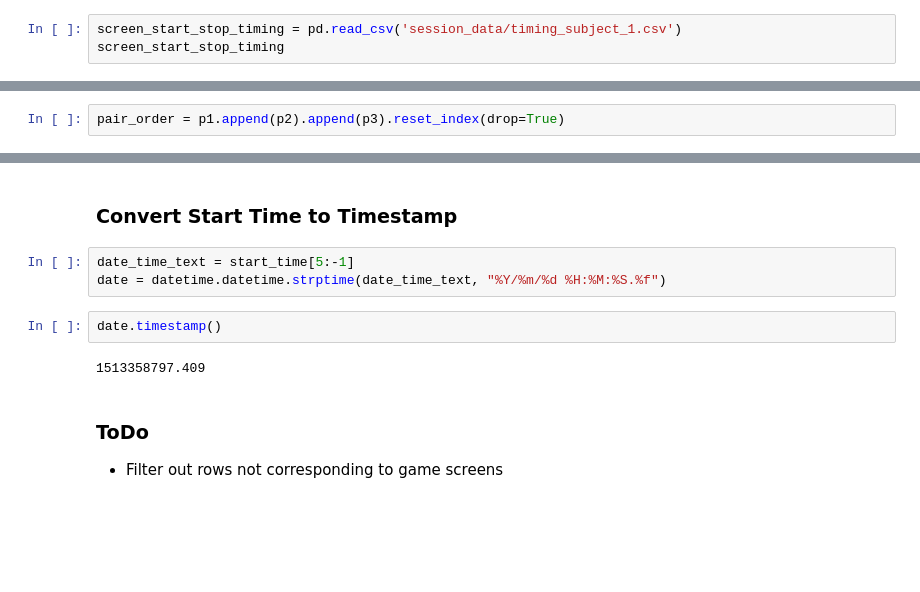
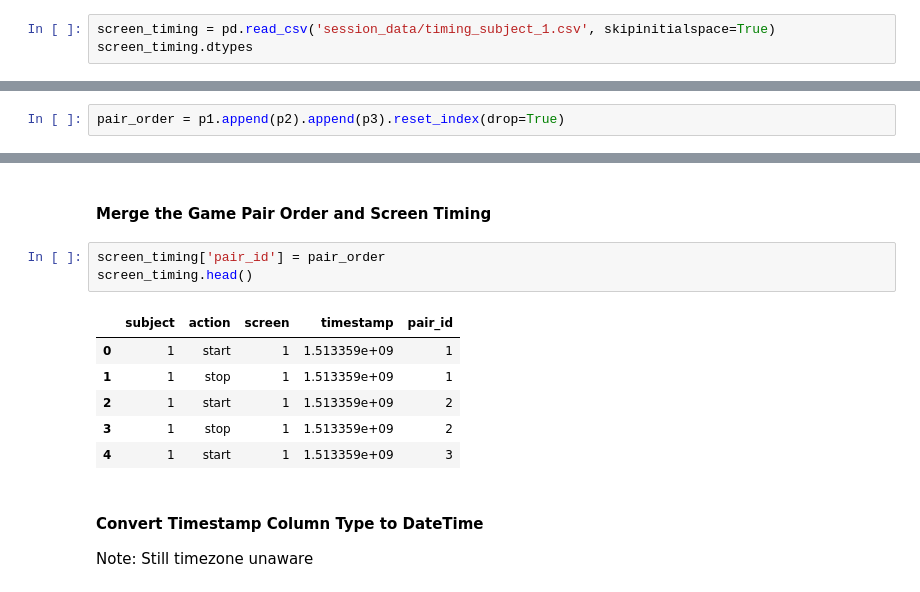
Before and after one commit to aaruff/AIG-EyeTrackerPostProcessing, a Jupyter notebook: ScreenTimePostProcessing.ipynb, the cells around one changed output, grey strips where cells are left out. Drawn from its saved outputs; the diff is of its cells as text; blank space fills up the shorter version.

```diff
--- a/ScreenTimePostProcessing.ipynb
+++ b/ScreenTimePostProcessing.ipynb
@@ -27,6 +31,6 @@ num_screens = 2*total_timed_screens
 
 The screen timing report file consists initially of 4 columns, the Subject ID, Timer Action (Start/Stop), and the Timestamp (Python). The screen labels must be appended manually.
 # %%
-screen_start_stop_timing = pd.read_csv('session_data/timing_subject_1.csv')
-screen_start_stop_timing
+screen_timing = pd.read_csv('session_data/timing_subject_1.csv', skipinitialspace=True)
+screen_timing.dtypes
 # %% [output]
@@ -129,13 +67,16 @@ start_time
-# %% [markdown]
-### Convert Start Time to Timestamp
-# %%
-date_time_text = start_time[5:-1]
-date = datetime.datetime.strptime(date_time_text, "%Y/%m/%d %H:%M:%S.%f")
-# %%
-date.timestamp()
-# %% [output]
-1513358797.409
-# %% [markdown]
-### ToDo
-
-* Filter out rows not corresponding to game screens
+# %% [markdown]
+#### Merge the Game Pair Order and Screen Timing
+# %%
+screen_timing['pair_id'] = pair_order
+screen_timing.head()
+# %% [output]
+|  | subject | action | screen | timestamp | pair_id |
+| 0 | 1 | start | 1 | 1.513359e+09 | 1 |
+| 1 | 1 | stop | 1 | 1.513359e+09 | 1 |
+| 2 | 1 | start | 1 | 1.513359e+09 | 2 |
+| 3 | 1 | stop | 1 | 1.513359e+09 | 2 |
+| 4 | 1 | start | 1 | 1.513359e+09 | 3 |
+# %% [markdown]
+#### Convert Timestamp Column Type to DateTime
+
+Note: Still timezone unaware
```
Also changed, not shown: parts of 59 cells of this notebook.
